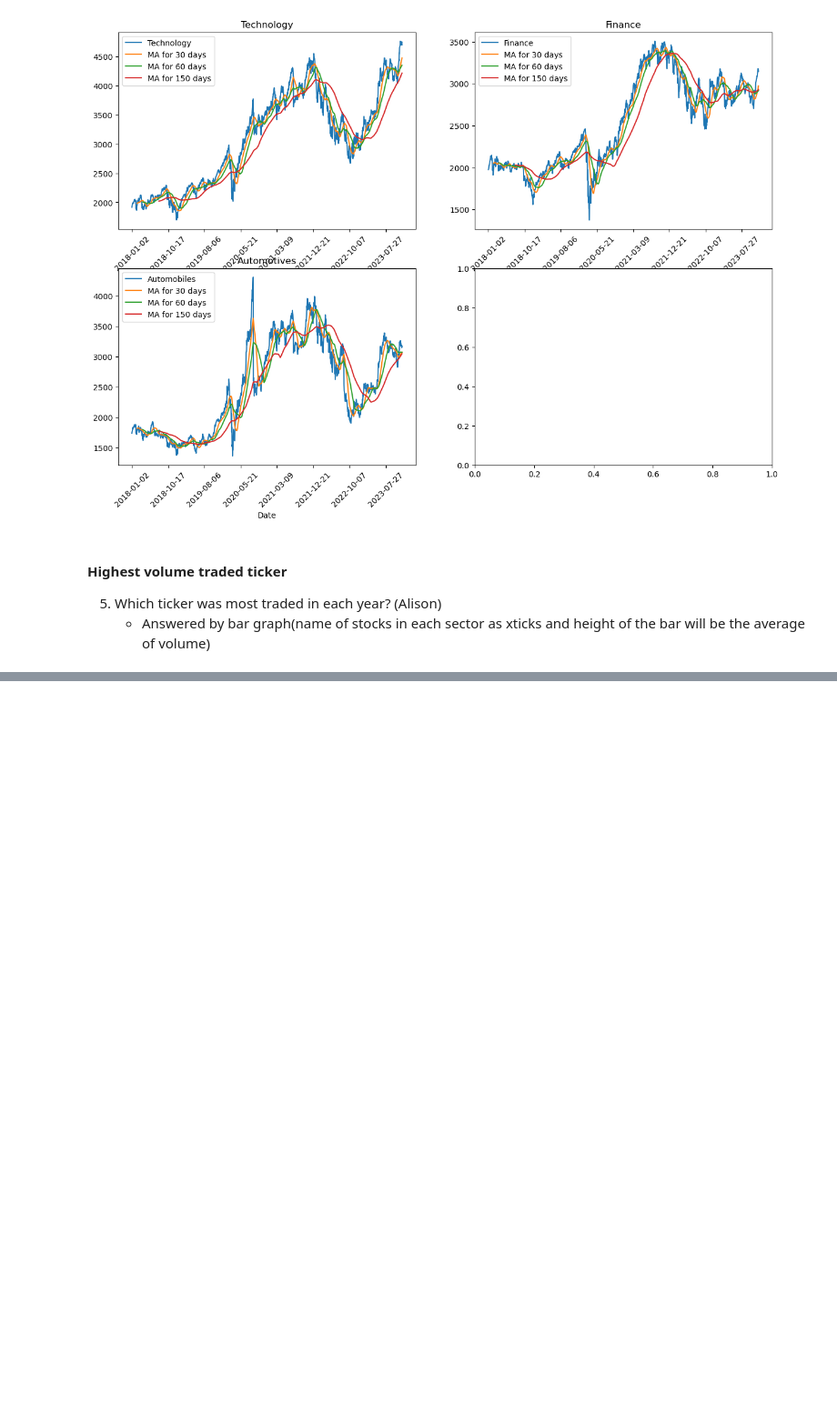
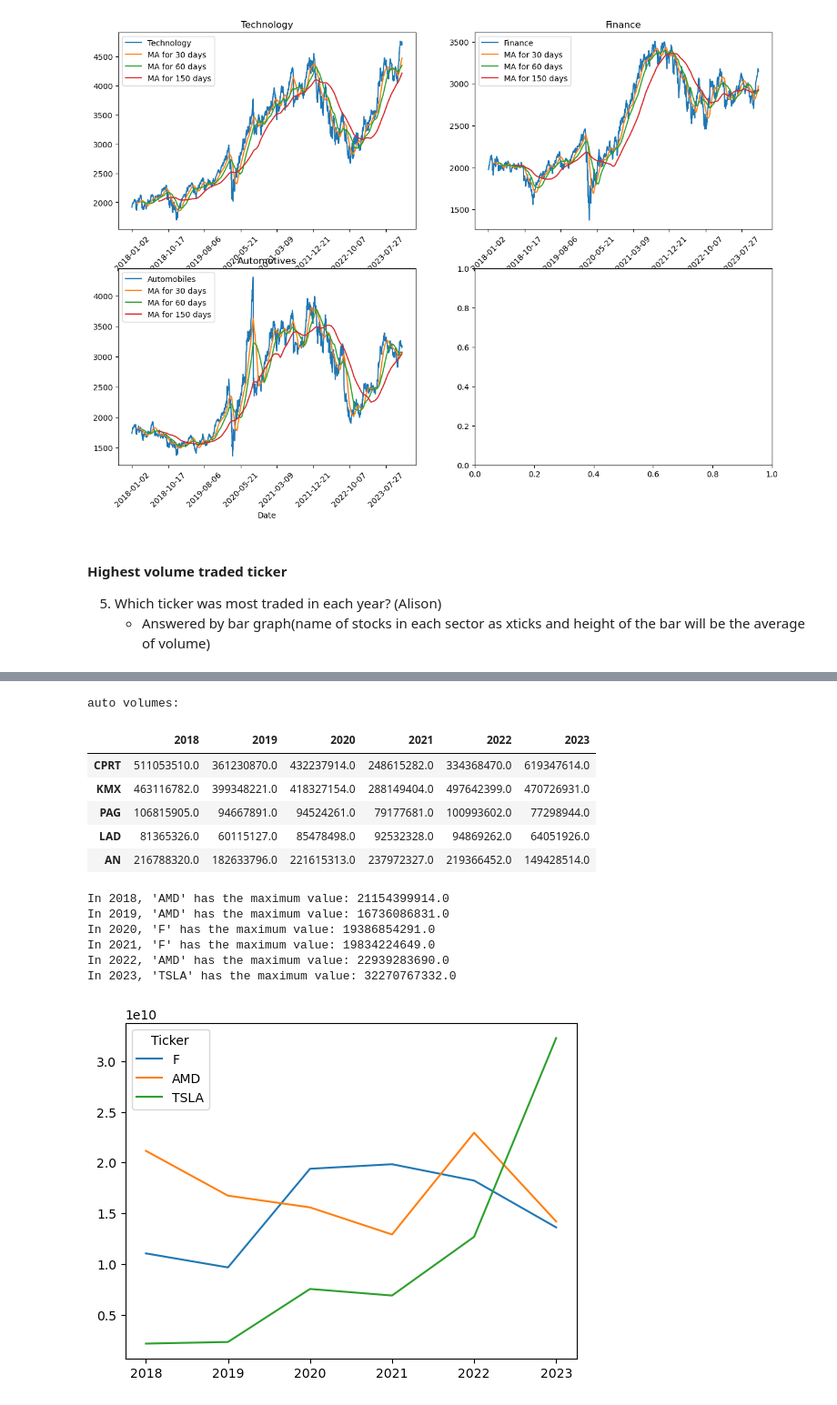
Before and after one commit to alisonands/Stock-Analysis, a Jupyter notebook: Tech/visualizations.ipynb, the cells around one changed output, grey strips where cells are left out. Shown: that part at 91% size. Saved outputs shown, nothing was run; the diff lists cells and outputs as text; code cells hidden in the pictures; blank space fills up the shorter version.

```diff
--- a/Tech/visualizations.ipynb
+++ b/Tech/visualizations.ipynb
@@ -160,0 +191,37 @@ volumes
+# %%
+# calculating auto volumes per year
+auto_data['Date'] = pd.to_datetime(auto_data['Date'])
+auto_stocks = auto_data['Ticker'].unique()
+volumes_auto = pd.DataFrame(index = auto_stocks)
+
+for stock in auto_stocks:
+    for year in years:
+        # print(stock, year)
+        temp_df = auto_data[auto_data['Ticker'] == stock]
+        volumes_auto.loc[stock, str(year)] = temp_df[temp_df['Date'].dt.year == year]['Volume'].sum()
+print(f'auto volumes:')
+display(volumes_auto.head())
+
+volumes_auto.index.name = 'Ticker'
+volumes_auto.loc[['F', 'AMD', 'TSLA']].transpose().plot()
+max_idx = volumes_auto.idxmax()
+max_values = volumes_auto.max()
+
+# Display the result
+for year, (index, value) in zip(volumes_auto.columns, zip(max_idx, max_values)):
+    print(f"In {year}, '{index}' has the maximum value: {value}")
+# %% [output]
+auto volumes:
+|  | 2018 | 2019 | 2020 | 2021 | 2022 | 2023 |
+| CPRT | 511053510.0 | 361230870.0 | 432237914.0 | 248615282.0 | 334368470.0 | 619347614.0 |
+| KMX | 463116782.0 | 399348221.0 | 418327154.0 | 288149404.0 | 497642399.0 | 470726931.0 |
+| PAG | 106815905.0 | 94667891.0 | 94524261.0 | 79177681.0 | 100993602.0 | 77298944.0 |
+| LAD | 81365326.0 | 60115127.0 | 85478498.0 | 92532328.0 | 94869262.0 | 64051926.0 |
+| AN | 216788320.0 | 182633796.0 | 221615313.0 | 237972327.0 | 219366452.0 | 149428514.0 |
+In 2018, 'AMD' has the maximum value: 21154399914.0
+In 2019, 'AMD' has the maximum value: 16736086831.0
+In 2020, 'F' has the maximum value: 19386854291.0
+In 2021, 'F' has the maximum value: 19834224649.0
+In 2022, 'AMD' has the maximum value: 22939283690.0
+In 2023, 'TSLA' has the maximum value: 32270767332.0
+[figure, added]
```
Also changed, not shown: parts of 10 cells of this notebook.
